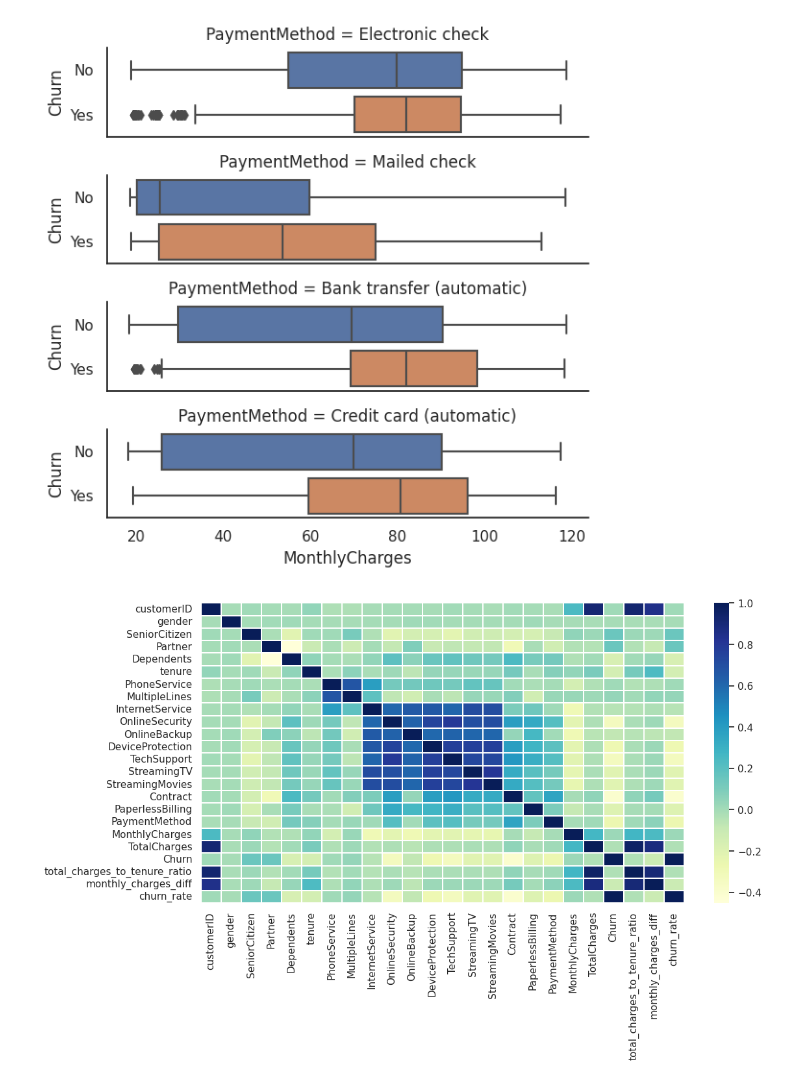
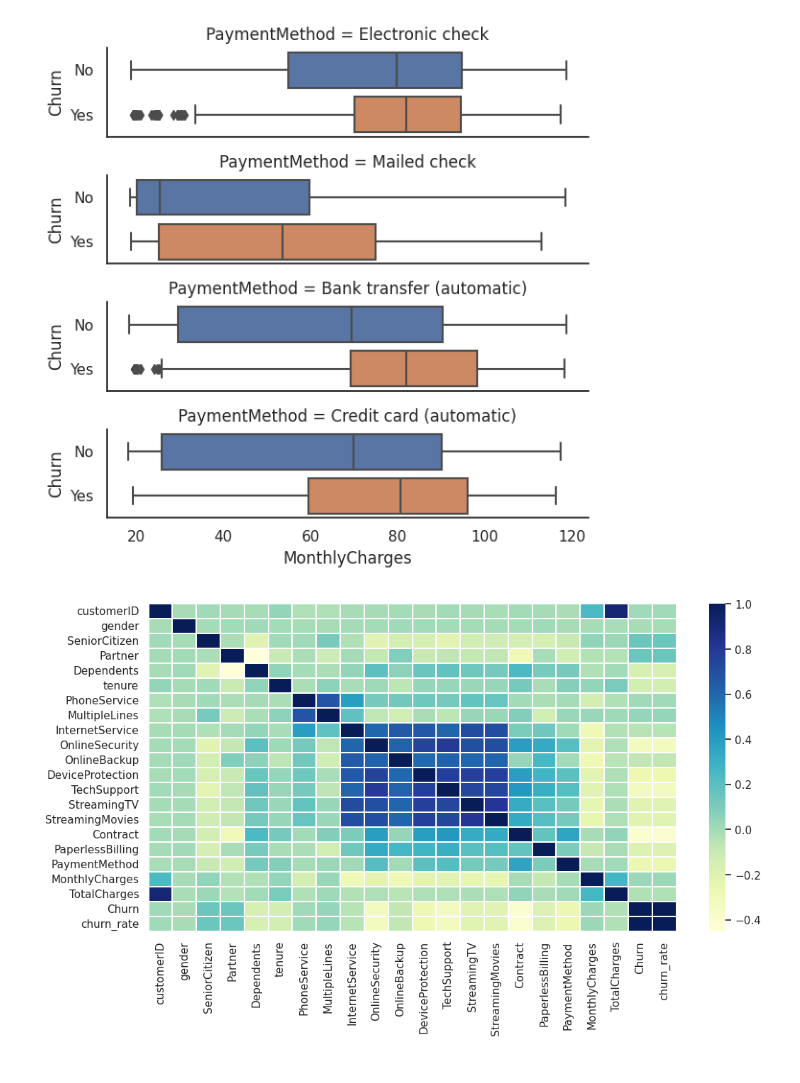
Before and after one commit to Wasiful-Alam/py-ml-training, a Jupyter notebook: notebooks/customer_churn_exploratory_data.ipynb, the cells around one changed output. Cells and saved outputs as stored; diff of their text form; code cells hidden in the pictures.

```diff
--- a/notebooks/customer_churn_exploratory_data.ipynb
+++ b/notebooks/customer_churn_exploratory_data.ipynb
@@ -22,0 +30,9 @@ df['TotalCharges']=df['TotalCharges'].replace(" ", 0).astype('float32') # replac
+# %%
+DATA_PATH = Path(__name__).resolve().parent.parent.joinpath("data").joinpath("Customer-Churn.csv")
+# %%
+def read_csv_to_df(path: Path) -> pd.DataFrame:
+    """Function to read csv into df
+    param: path: Path to the file
+    """
+    _df = pd.read_csv(path)
+    return _df
@@ -22,0 +41,3 @@ df['TotalCharges']=df['TotalCharges'].replace(" ", 0).astype('float32') # replac
+# %%
+raw_df = read_csv_to_df(DATA_PATH)
+raw_df['TotalCharges']=raw_df['TotalCharges'].replace(" ", 0).astype('float32') # replacing empty fields of total charge column with 0, customer never paid any thing
@@ -78,7 +197,9 @@ barplot_percentages("SeniorCitizen")
 # %%
-df['churn_rate'] = df['Churn'].replace("No", 0).replace("Yes", 1)
-g = sns.FacetGrid(df, col="SeniorCitizen", height = 4, aspect = .9)
-ax = g.map(sns.barplot, "gender", "churn_rate", palette = "Blues_d", order=['Female', 'Male'])
+# deviding the citizens according to their gender
+# creating multiplot grid that creates conditional relation between the columns
+raw_df['churn_rate'] = raw_df['Churn'].replace("No", 0).replace("Yes", 1) # a new column by replacing yes/no with 1/0
+g = sns.FacetGrid(raw_df, col="SeniorCitizen", height = 4, aspect = .9)
+ax = g.map(sns.barplot, "gender", "churn_rate", palette = "Blues_d", order=['Female', 'Male']) # in the facitgrid for g,  gender and churn_rate comparison bar plot
 # %% [output]
 [figure]
 # %%
@@ -159,10 +305,11 @@ ax = sns.catplot(y = "Churn", x="MonthlyCharges", row = "PaymentMethod", kind="b
 # %% [output]
 [figure]
 # %%
+# heatmap for checking correlations
 plt.figure(figsize=(12,6))
-# df.drop(['customerID', 'churn_rate', 'total_charges_to_tenure_ratio', 'monthly_charges_diff'], axis=1, inplace=True)
-corr = df.apply(lambda x : pd.factorize(x)[0]).corr()
+# raw_df.drop(['customerID', 'churn_rate', 'total_charges_to_tenure_ratio', 'monthly_charges_diff'], axis=1, inplace=True)
+corr = raw_df.apply(lambda x : pd.factorize(x)[0]).corr()
 ax = sns.heatmap(corr, xticklabels = corr.columns, yticklabels = corr.columns, linewidths =.2, cmap ="YlGnBu")
 # %% [output]
-[figure, old version]
+[figure, new version]
 # %%
```
Also changed, not shown: parts of 48 cells of this notebook, 17 other files.
